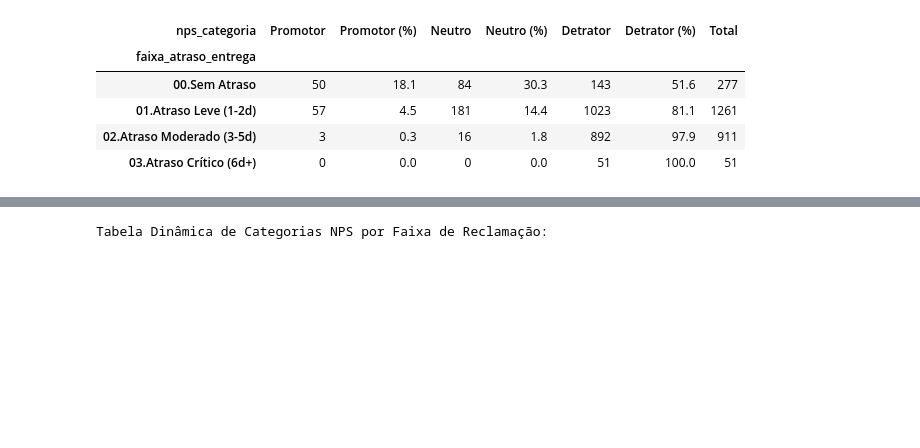
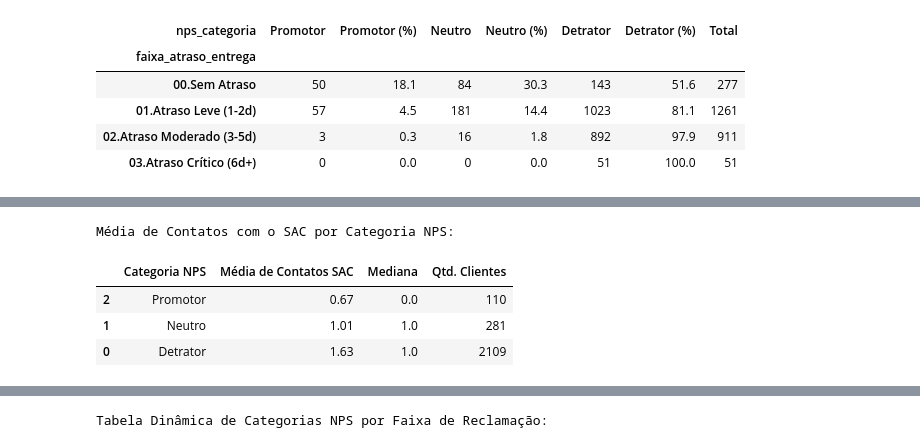
Before and after one commit to postechfiap018-ctrl/TECH_CHALLENGE_FASE1, a Jupyter notebook: EDA_TECHALLENGE_FASE1.ipynb, the cells around one changed output, grey strips where cells are left out. Drawn from its saved outputs; the diff is of its cells as text; code cells hidden in the pictures; blank space fills up the shorter version.

```diff
--- a/EDA_TECHALLENGE_FASE1.ipynb
+++ b/EDA_TECHALLENGE_FASE1.ipynb
@@ -373,0 +410,18 @@ Tabela Dinâmica de NPS por Faixa de Atraso na Entrega:
+# %%
+# Tabela de média de contatos com o SAC por categoria NPS
+tabela_sac_nps = df.groupby('nps_categoria')['customer_service_contacts'].agg(['mean', 'median', 'count']).reset_index()
+tabela_sac_nps.columns = ['Categoria NPS', 'Média de Contatos SAC', 'Mediana', 'Qtd. Clientes']
+
+# Ordenar as categorias para facilitar a análise
+ordem_nps = ['Promotor', 'Neutro', 'Detrator']
+tabela_sac_nps['Categoria NPS'] = pd.Categorical(tabela_sac_nps['Categoria NPS'], categories=ordem_nps, ordered=True)
+tabela_sac_nps = tabela_sac_nps.sort_values('Categoria NPS')
+
+print('Média de Contatos com o SAC por Categoria NPS:')
+display(tabela_sac_nps.round(2))
+# %% [output]
+Média de Contatos com o SAC por Categoria NPS:
+|  | Categoria NPS | Média de Contatos SAC | Mediana | Qtd. Clientes |
+| 2 | Promotor | 0.67 | 0.0 | 110 |
+| 1 | Neutro | 1.01 | 1.0 | 281 |
+| 0 | Detrator | 1.63 | 1.0 | 2109 |
```
Also changed, not shown: parts of 6 cells of this notebook.
